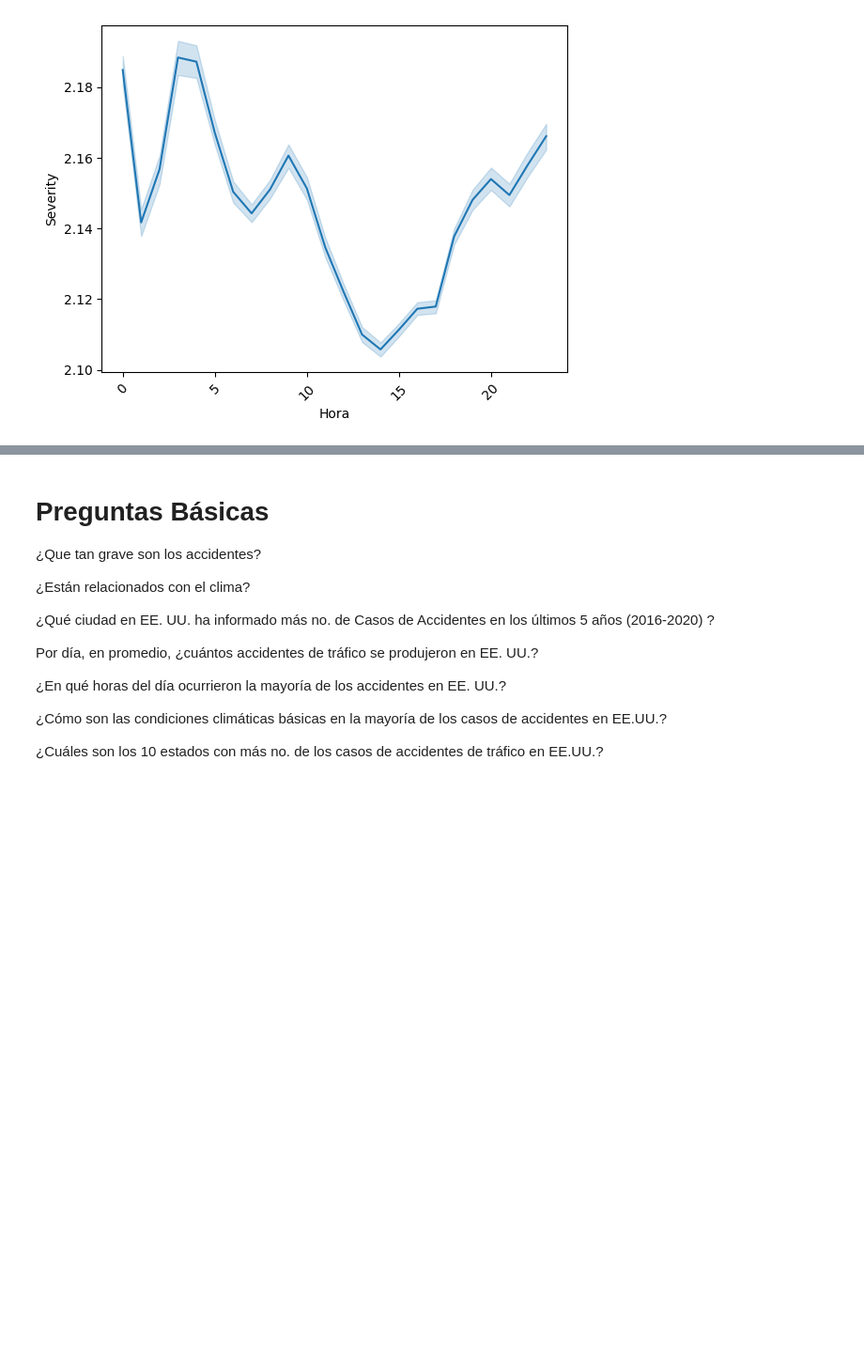
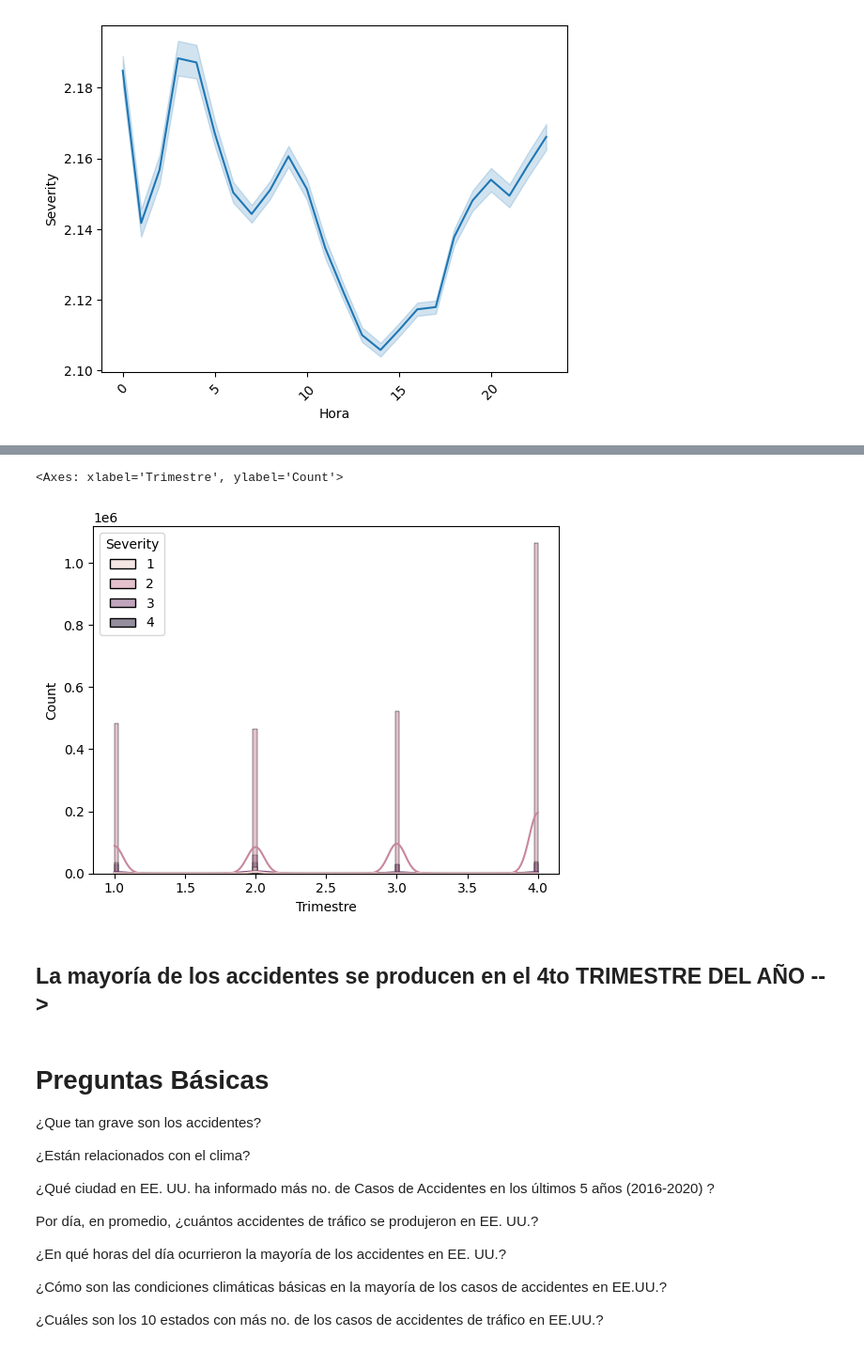
Before and after one commit to EWECORP/DScience_41870, a Jupyter notebook: Proyecto_Final_Eduardo_Ettlin.ipynb, the cells around one changed output, grey strips where cells are left out. Shown at 94% size. Drawn from its saved outputs; the diff is of its cells as text; code cells hidden in the pictures; blank space fills up the shorter version.

```diff
--- a/Proyecto_Final_Eduardo_Ettlin.ipynb
+++ b/Proyecto_Final_Eduardo_Ettlin.ipynb
@@ -309,3 +293,10 @@ plt.xticks(rotation=45);
+# %%
+sns.histplot(data = full_df, x="Trimestre", hue ='Severity', kde = True)
+# %% [output]
+<Axes: xlabel='Trimestre', ylabel='Count'>
+[figure, added]
+# %% [markdown]
+## **La mayoría de los accidentes se producen en el 4to TRIMESTRE DEL AÑO -->**
 # %% [markdown]
 # **Preguntas Básicas**
 
```
Also changed, not shown: parts of 59 cells of this notebook.
